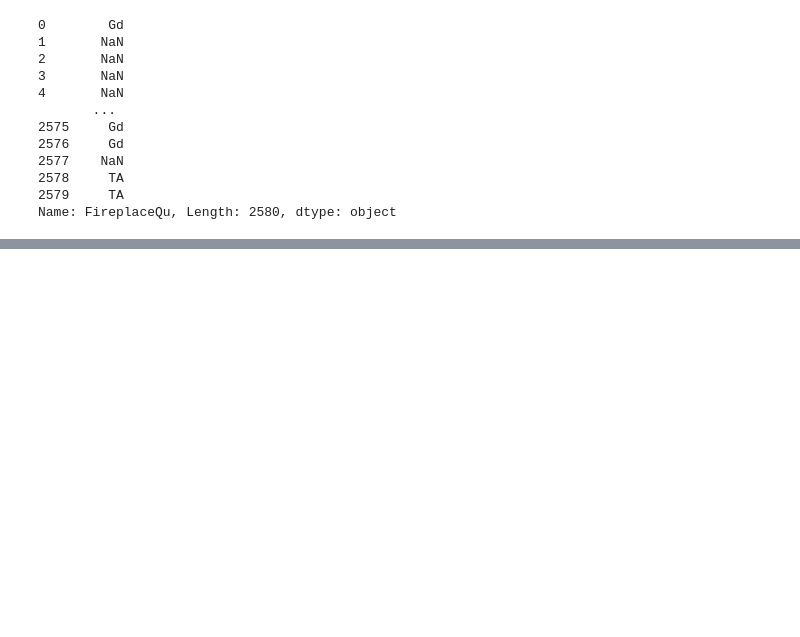
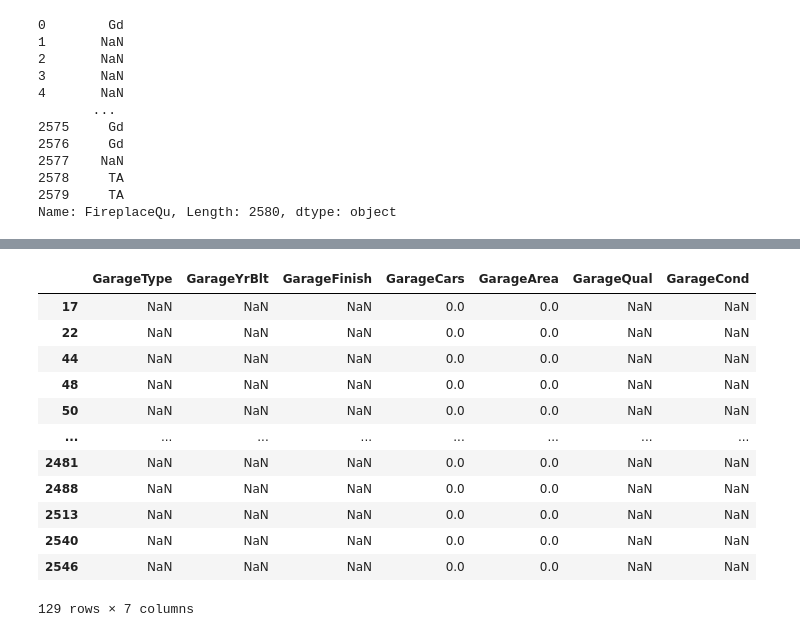
Before and after one commit to brendanhutchinson/Aimes-Iowa-ML, a Jupyter notebook: Francesco/Data_cleaning.ipynb, the cells around one changed output, grey strips where cells are left out. Cells and saved outputs as stored; diff of their text form; code cells hidden in the pictures; blank space fills up the shorter version.

```diff
--- a/Francesco/Data_cleaning.ipynb
+++ b/Francesco/Data_cleaning.ipynb
@@ -40,3 +71,5 @@ HousePriceDF["FireplaceQu"]
 2578     TA
 2579     TA
 Name: FireplaceQu, Length: 2580, dtype: object
+# %%
+garage = pd.DataFrame(HousePriceDF, columns = ['GarageType','GarageYrBlt','GarageFinish','GarageCars','GarageArea','GarageQual','GarageCond'])
@@ -42,0 +87,16 @@ Name: FireplaceQu, Length: 2580, dtype: object
+# %%
+garage[garage.isnull().any(axis=1)]
+# %% [output]
+|  | GarageType | GarageYrBlt | GarageFinish | GarageCars | GarageArea | GarageQual | GarageCond |
+| 17 | NaN | NaN | NaN | 0.0 | 0.0 | NaN | NaN |
+| 22 | NaN | NaN | NaN | 0.0 | 0.0 | NaN | NaN |
+| 44 | NaN | NaN | NaN | 0.0 | 0.0 | NaN | NaN |
+| 48 | NaN | NaN | NaN | 0.0 | 0.0 | NaN | NaN |
+| 50 | NaN | NaN | NaN | 0.0 | 0.0 | NaN | NaN |
+| ... | ... | ... | ... | ... | ... | ... | ... |
+| 2481 | NaN | NaN | NaN | 0.0 | 0.0 | NaN | NaN |
+| 2488 | NaN | NaN | NaN | 0.0 | 0.0 | NaN | NaN |
+| 2513 | NaN | NaN | NaN | 0.0 | 0.0 | NaN | NaN |
+| 2540 | NaN | NaN | NaN | 0.0 | 0.0 | NaN | NaN |
+| 2546 | NaN | NaN | NaN | 0.0 | 0.0 | NaN | NaN |
+129 rows × 7 columns
```
Also changed, not shown: parts of 43 cells of this notebook.
